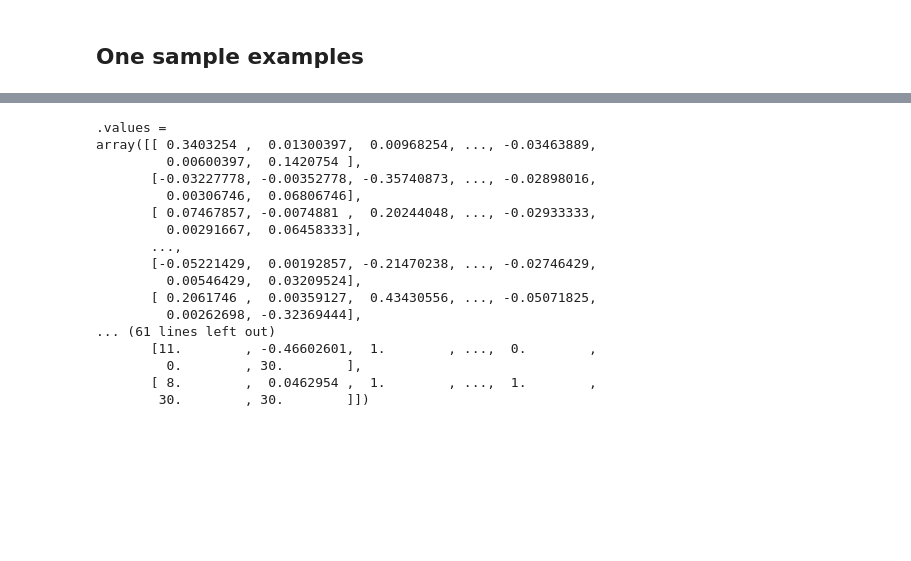
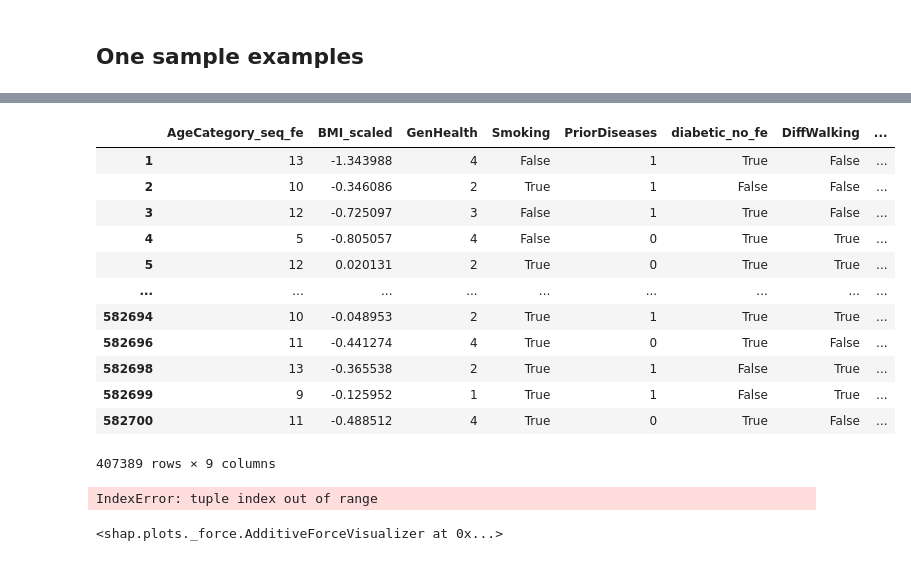
Before and after one commit to Portugapt/AAA-Explainability, a Jupyter notebook: source/4_interpretability/heart_interpretability.ipynb, the cells around one changed output, grey strips where cells are left out. Saved outputs shown, nothing was run; the diff lists cells and outputs as text; code cells hidden in the pictures; blank space fills up the shorter version.

```diff
--- a/source/4_interpretability/heart_interpretability.ipynb
+++ b/source/4_interpretability/heart_interpretability.ipynb
@@ -289,21 +273,31 @@ True
 <shap.plots._force.AdditiveForceVisualizer at 0x...>
-# %%
-shap_values_LinearSVC
-# %% [output]
-.values =
-array([[ 0.3403254 ,  0.01300397,  0.00968254, ..., -0.03463889,
-         0.00600397,  0.1420754 ],
-       [-0.03227778, -0.00352778, -0.35740873, ..., -0.02898016,
-         0.00306746,  0.06806746],
-       [ 0.07467857, -0.0074881 ,  0.20244048, ..., -0.02933333,
-         0.00291667,  0.06458333],
-       ...,
-       [-0.05221429,  0.00192857, -0.21470238, ..., -0.02746429,
-         0.00546429,  0.03209524],
-       [ 0.2061746 ,  0.00359127,  0.43430556, ..., -0.05071825,
-         0.00262698, -0.32369444],
-... (61 lines left out)
-       [11.        , -0.46602601,  1.        , ...,  0.        ,
-         0.        , 30.        ],
-       [ 8.        ,  0.0462954 ,  1.        , ...,  1.        ,
-        30.        , 30.        ]])
+# %%
+X_train
+# %% [output]
+|  | AgeCategory_seq_fe | BMI_scaled | GenHealth | Smoking | PriorDiseases | diabetic_no_fe | DiffWalking | ... |
+| 1 | 13 | -1.343988 | 4 | False | 1 | True | False | ... |
+| 2 | 10 | -0.346086 | 2 | True | 1 | False | False | ... |
+| 3 | 12 | -0.725097 | 3 | False | 1 | True | False | ... |
+| 4 | 5 | -0.805057 | 4 | False | 0 | True | True | ... |
+| 5 | 12 | 0.020131 | 2 | True | 0 | True | True | ... |
+| ... | ... | ... | ... | ... | ... | ... | ... | ... |
+| 582694 | 10 | -0.048953 | 2 | True | 1 | True | True | ... |
+| 582696 | 11 | -0.441274 | 4 | True | 0 | True | False | ... |
+| 582698 | 13 | -0.365538 | 2 | True | 1 | False | True | ... |
+| 582699 | 9 | -0.125952 | 1 | True | 1 | False | True | ... |
+| 582700 | 11 | -0.488512 | 4 | True | 0 | True | False | ... |
+407389 rows × 9 columns
+# %%
+
+categorical_features = [column for column in X_train.columns if column != 'BMI_scaled']
+explainer = lime.lime_tabular.LimeTabularExplainer(X_train['BMI_scaled'],
+                                                   feature_names=X_train.columns[0],
+                                                   categorical_features=categorical_features,
+                                                   class_names=['Yes HeartDisease','No HeartDisease'])
+# %% [output]
+IndexError: tuple index out of range
+# %%
+
+shap.force_plot(base_value=shap_values_XGB[i].base_values, shap_values=shap_values_XGB[i].values, feature_names=test_x_set.columns)
+# %% [output]
+<shap.plots._force.AdditiveForceVisualizer at 0x...>
```
Also changed, not shown: parts of 12 cells of this notebook, 9 other files.
